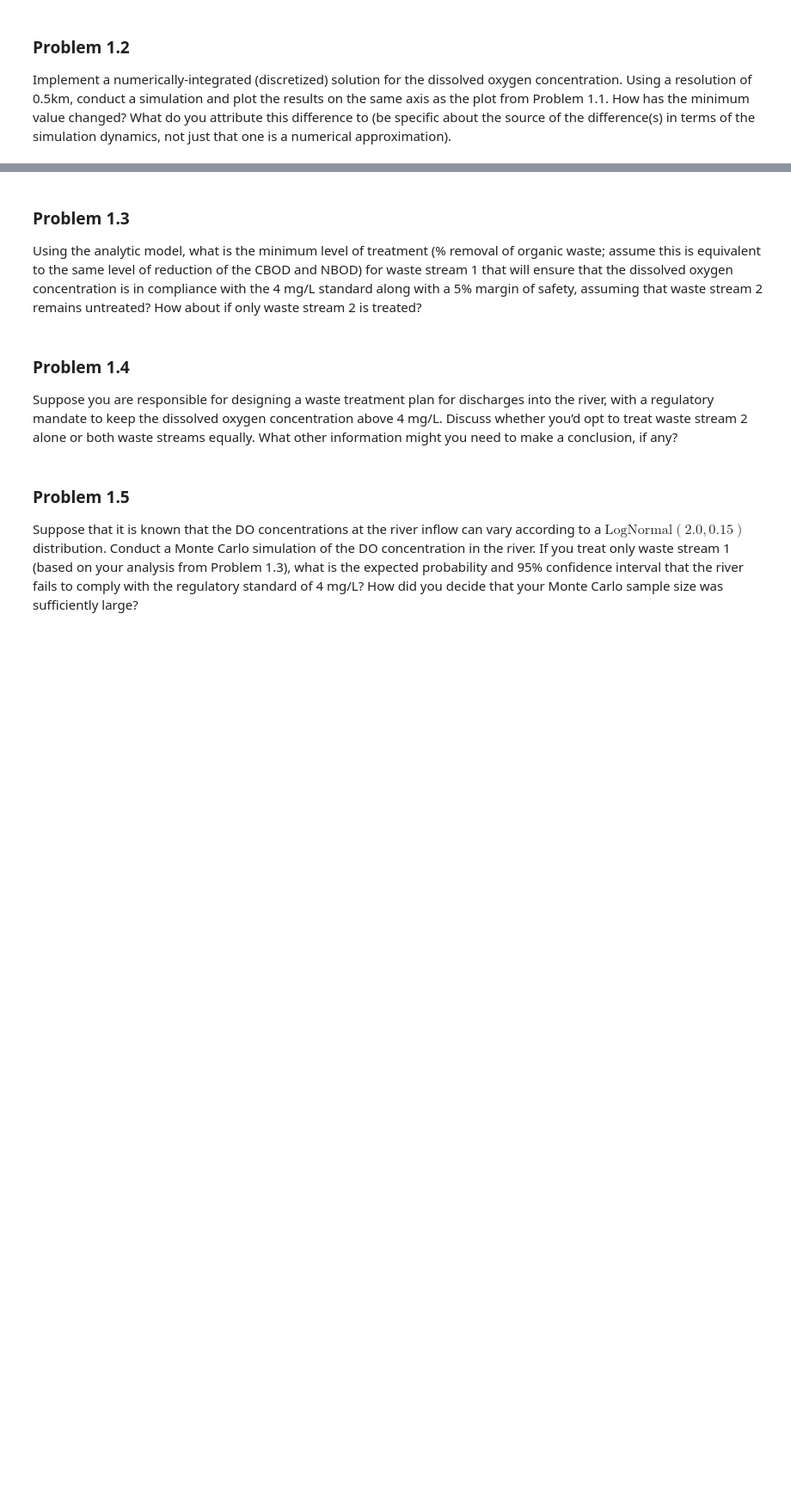
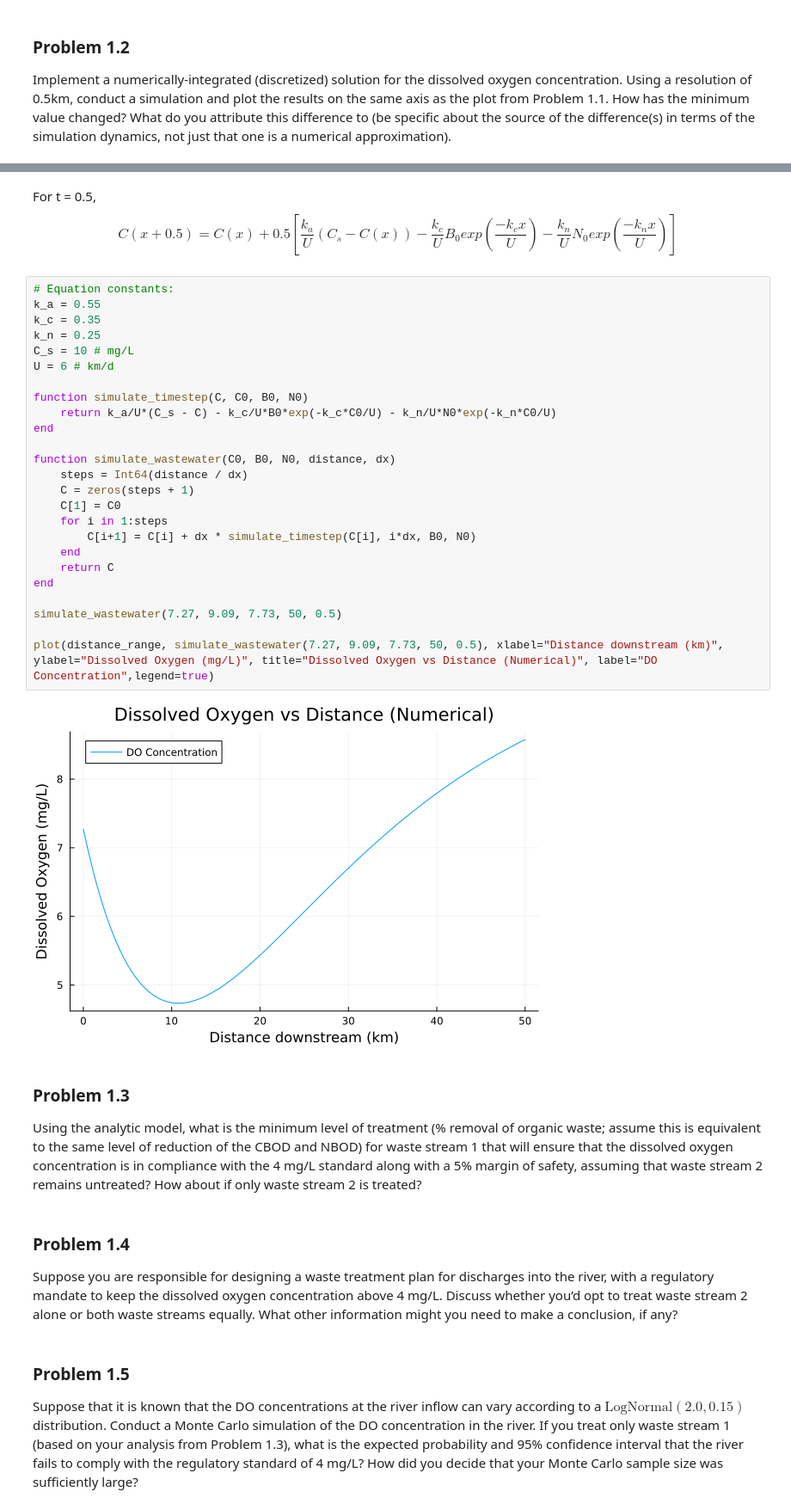
Before and after one commit to BEE4750-FA25/hw3-evtw, a Jupyter notebook: hw03.ipynb, the cells around one changed output, grey strips where cells are left out. Shown at 86% size. Cells and saved outputs as stored; diff of their text form; blank space fills up the shorter version.

```diff
--- a/hw03.ipynb
+++ b/hw03.ipynb
@@ -160,3 +196,33 @@ approximation).
+# %% [markdown]
+For t = 0.5,
+$$ C(x+0.5) = C(x) + 0.5[\frac{k_a}{U}(C_s-C(x)) - \frac{k_c}{U} B_0 exp(\frac{-k_cx}{U}) - \frac{k_n}{U} N_0 exp(\frac{-k_nx}{U})] $$
+# %%
+# Equation constants:
+k_a = 0.55
+k_c = 0.35
+k_n = 0.25
+C_s = 10 # mg/L
+U = 6 # km/d
+
+function simulate_timestep(C, C0, B0, N0)
+    return k_a/U*(C_s - C) - k_c/U*B0*exp(-k_c*C0/U) - k_n/U*N0*exp(-k_n*C0/U)
+end
+
+function simulate_wastewater(C0, B0, N0, distance, dx)
+    steps = Int64(distance / dx)
+    C = zeros(steps + 1)
+    C[1] = C0
+    for i in 1:steps
+        C[i+1] = C[i] + dx * simulate_timestep(C[i], i*dx, B0, N0)
+    end
+    return C
+end
+
+simulate_wastewater(7.27, 9.09, 7.73, 50, 0.5)
+
+plot(distance_range, simulate_wastewater(7.27, 9.09, 7.73, 50, 0.5), xlabel="Distance downstream (km)", ylabel="Dissolved Oxygen (mg/L)", title="Dissolved Oxygen vs Distance (Numerical)", label="DO Concentration",legend=true)
+# %% [output]
+[figure, added]
 # %% [markdown]
 ### Problem 1.3
 
```
Also changed, not shown: parts of 4 cells of this notebook.
